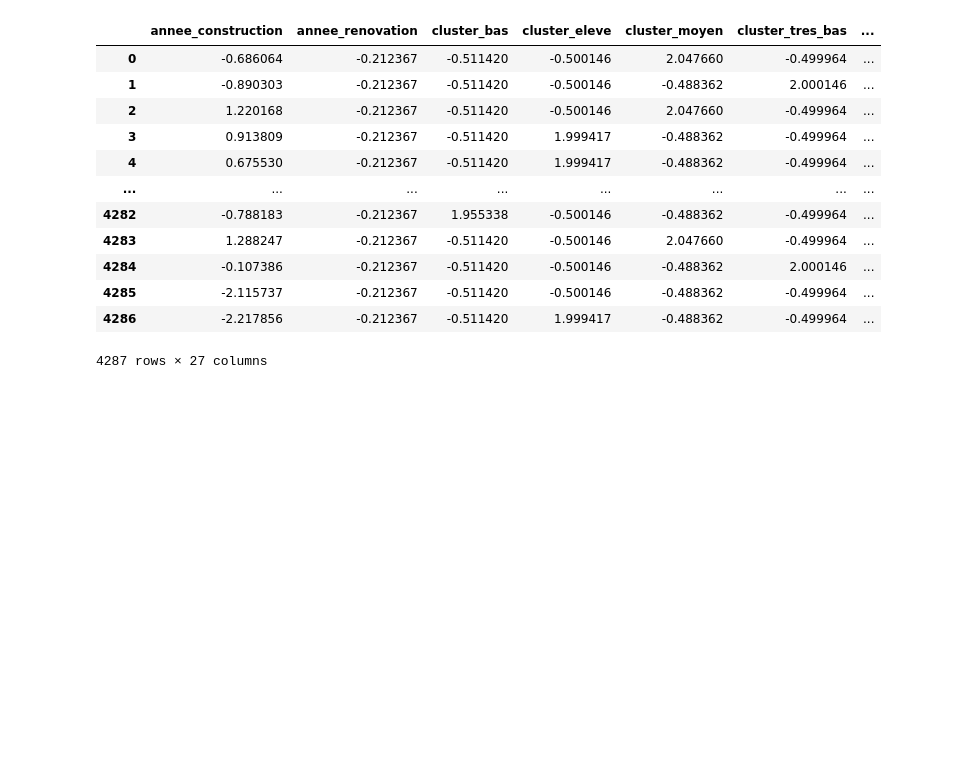
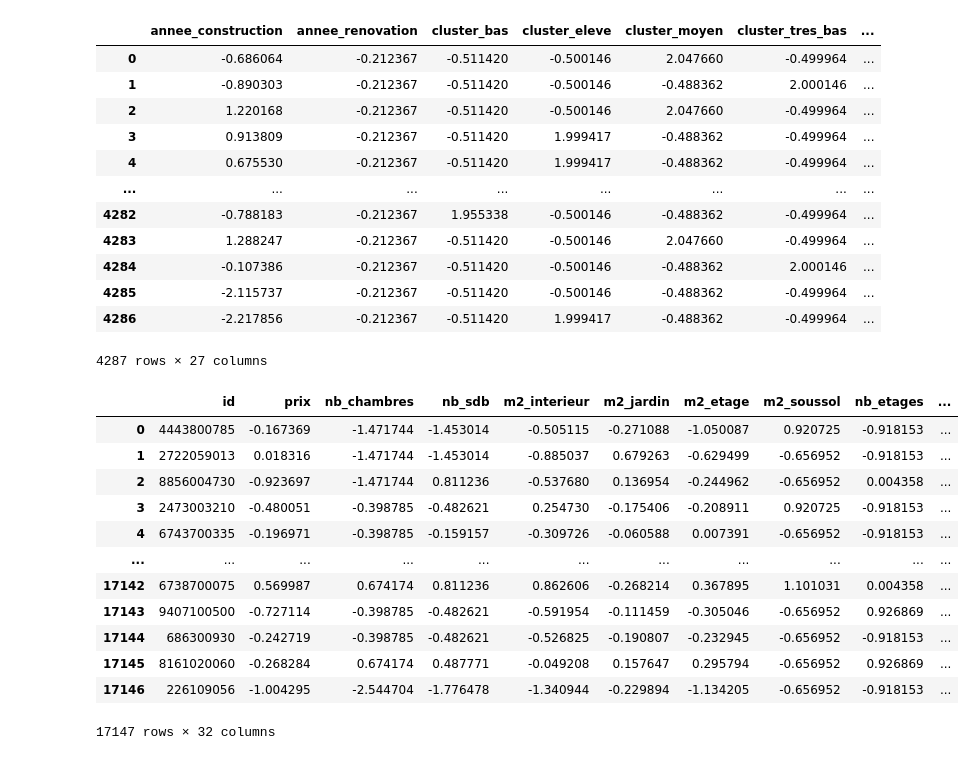
Before and after one commit to flarab29/PRAMA2025, a Jupyter notebook: CSV_formatting.ipynb, the cells around one changed output. Cells and saved outputs as stored; diff of their text form; code cells hidden in the pictures; blank space fills up the shorter version.

```diff
--- a/CSV_formatting.ipynb
+++ b/CSV_formatting.ipynb
@@ -191,6 +191,22 @@ scaled_df_test
 | 4285 | -2.115737 | -0.212367 | -0.511420 | -0.500146 | -0.488362 | -0.499964 | ... |
 | 4286 | -2.217856 | -0.212367 | -0.511420 | 1.999417 | -0.488362 | -0.499964 | ... |
 4287 rows × 27 columns
+# %%
+scaled_df_train
+# %% [output]
+|  | id | prix | nb_chambres | nb_sdb | m2_interieur | m2_jardin | m2_etage | m2_soussol | nb_etages | ... |
+| 0 | 4443800785 | -0.167369 | -1.471744 | -1.453014 | -0.505115 | -0.271088 | -1.050087 | 0.920725 | -0.918153 | ... |
+| 1 | 2722059013 | 0.018316 | -1.471744 | -1.453014 | -0.885037 | 0.679263 | -0.629499 | -0.656952 | -0.918153 | ... |
+| 2 | 8856004730 | -0.923697 | -1.471744 | 0.811236 | -0.537680 | 0.136954 | -0.244962 | -0.656952 | 0.004358 | ... |
+| 3 | 2473003210 | -0.480051 | -0.398785 | -0.482621 | 0.254730 | -0.175406 | -0.208911 | 0.920725 | -0.918153 | ... |
+| 4 | 6743700335 | -0.196971 | -0.398785 | -0.159157 | -0.309726 | -0.060588 | 0.007391 | -0.656952 | -0.918153 | ... |
+| ... | ... | ... | ... | ... | ... | ... | ... | ... | ... | ... |
+| 17142 | 6738700075 | 0.569987 | 0.674174 | 0.811236 | 0.862606 | -0.268214 | 0.367895 | 1.101031 | 0.004358 | ... |
+| 17143 | 9407100500 | -0.727114 | -0.398785 | -0.482621 | -0.591954 | -0.111459 | -0.305046 | -0.656952 | 0.926869 | ... |
+| 17144 | 686300930 | -0.242719 | -0.398785 | -0.482621 | -0.526825 | -0.190807 | -0.232945 | -0.656952 | -0.918153 | ... |
+| 17145 | 8161020060 | -0.268284 | 0.674174 | 0.487771 | -0.049208 | 0.157647 | 0.295794 | -0.656952 | 0.926869 | ... |
+| 17146 | 226109056 | -1.004295 | -2.544704 | -1.776478 | -1.340944 | -0.229894 | -1.134205 | -0.656952 | -0.918153 | ... |
+17147 rows × 32 columns
 # %%
 exporting_df(scaled_df_train, train_scaled_name)
 exporting_df(scaled_df_test, test_scaled_name)
```
Also changed, not shown: parts of 1 cell of this notebook, 3 other files.
